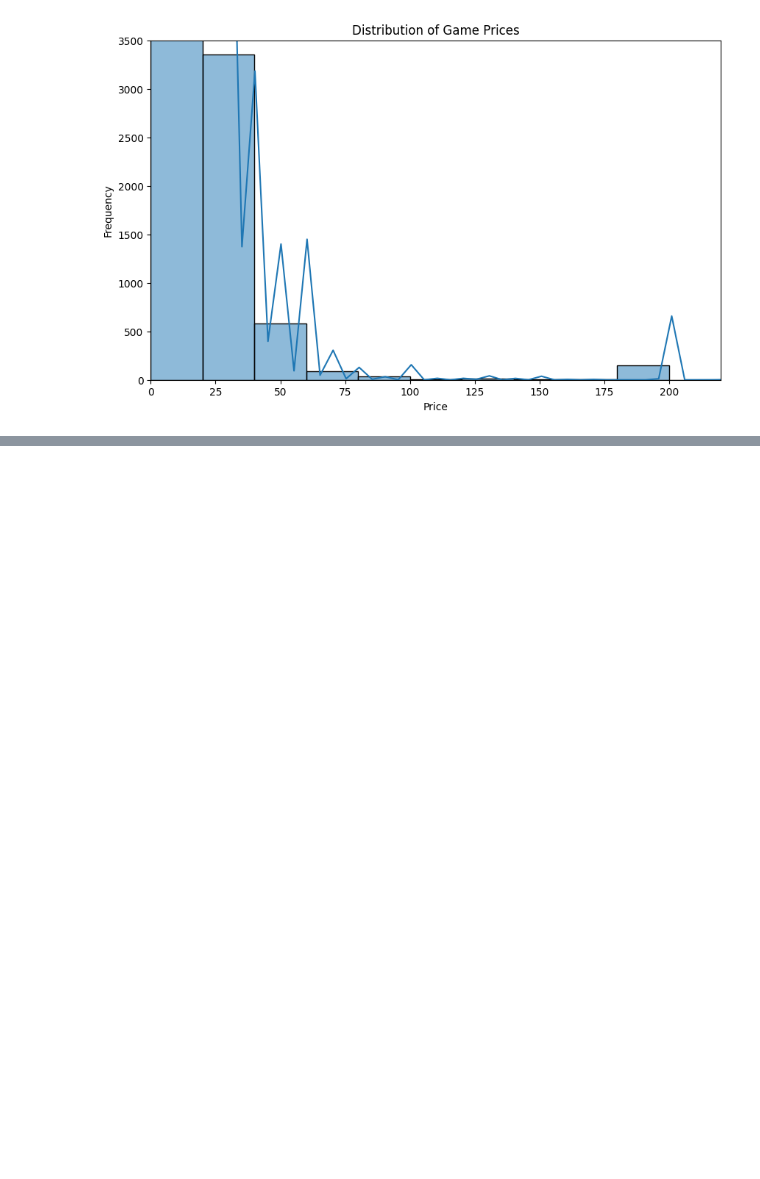
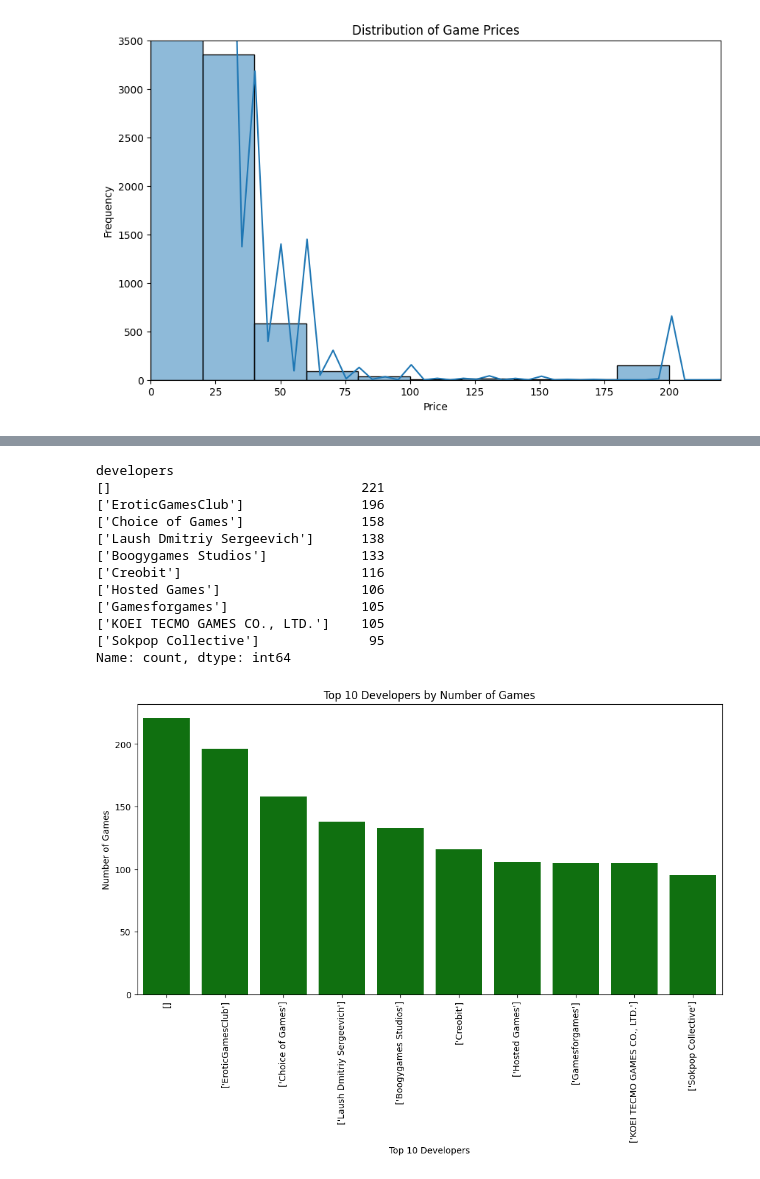
Before and after one commit to dengas/Steam-Game-Analytics, a Jupyter notebook: analysis.ipynb, the cells around one changed output, grey strips where cells are left out. Drawn from its saved outputs; the diff is of its cells as text; code cells hidden in the pictures; blank space fills up the shorter version.

```diff
--- a/analysis.ipynb
+++ b/analysis.ipynb
@@ -72,0 +99,25 @@ Text(0, 0.5, 'Number of Games')
+# %%
+#Top 10 developers by number of games
+top10_developers = df['developers'].value_counts().head(10)
+print(top10_developers)
+plt.figure(figsize=(12,6))
+sns.barplot(x=top10_developers.index, y=top10_developers.values, color='green')
+plt.title('Top 10 Developers by Number of Games')
+plt.xlabel('Top 10 Developers')
+plt.ylabel('Number of Games')
+plt.xticks(rotation=90)
+plt.show()
+# %% [output]
+developers
+[]                                221
+['EroticGamesClub']               196
+['Choice of Games']               158
+['Laush Dmitriy Sergeevich']      138
+['Boogygames Studios']            133
+['Creobit']                       116
+['Hosted Games']                  106
+['Gamesforgames']                 105
+['KOEI TECMO GAMES CO., LTD.']    105
+['Sokpop Collective']              95
+Name: count, dtype: int64
+[figure, added]
```
Also changed, not shown: parts of 6 cells of this notebook.
